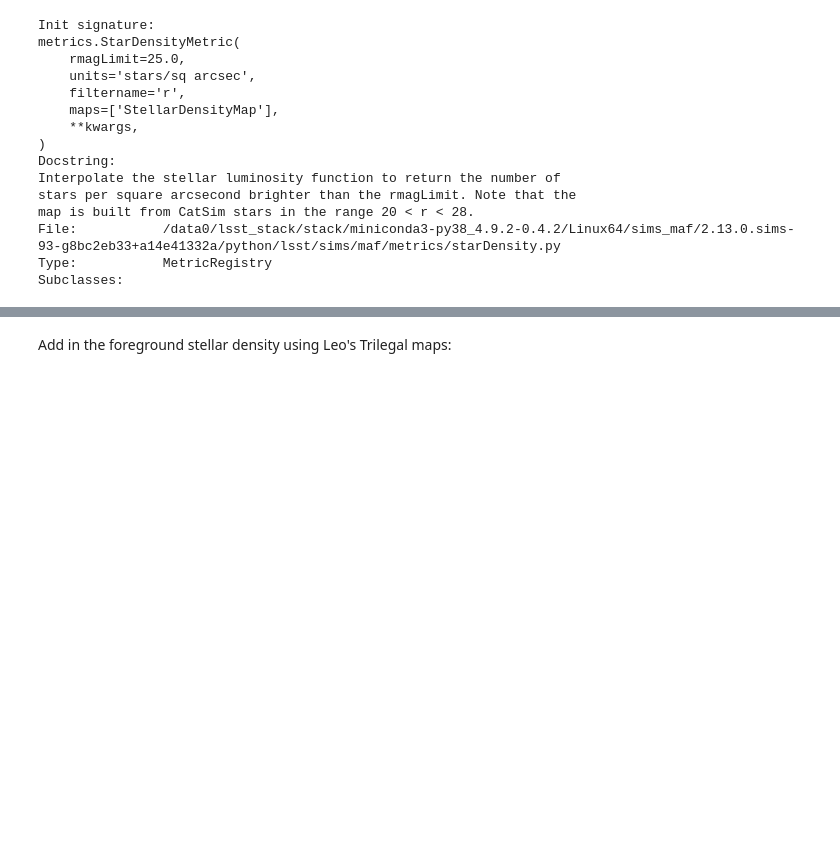
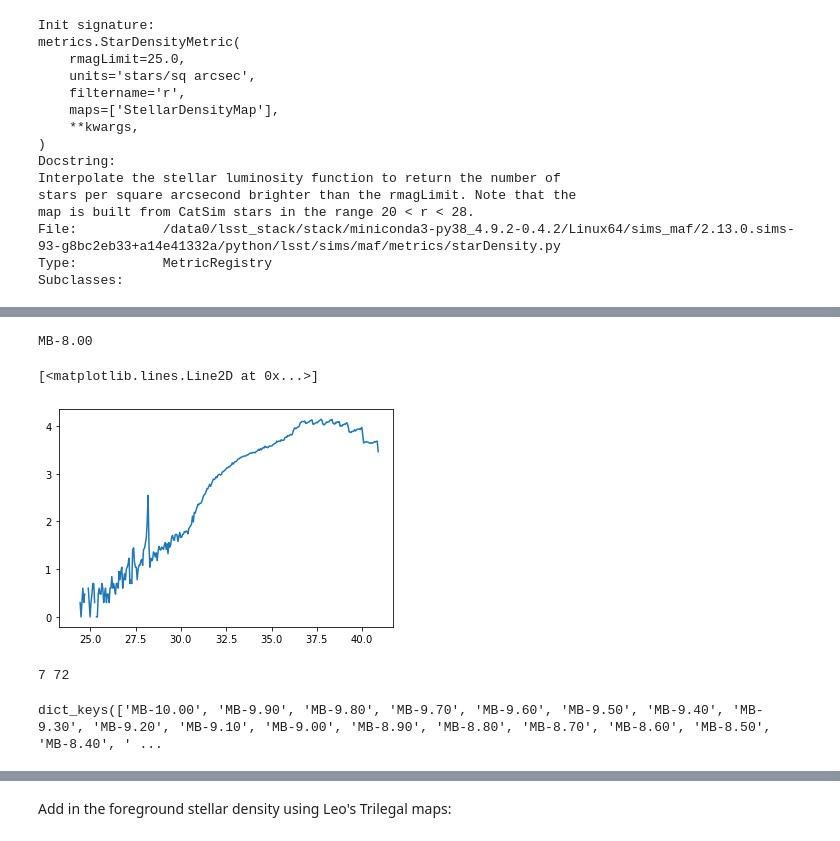
Before and after one commit to jeffcarlin/SMWLV-metrics, a Jupyter notebook: notebooks/LV_metric_scratch_v2.ipynb, the cells around one changed output, grey strips where cells are left out. Saved outputs shown, nothing was run; the diff lists cells and outputs as text; code cells hidden in the pictures; blank space fills up the shorter version.

```diff
--- a/notebooks/LV_metric_scratch_v2.ipynb
+++ b/notebooks/LV_metric_scratch_v2.ipynb
@@ -136,0 +214,23 @@ Subclasses:
+# %%
+distance_limit = 4.0e6 # distance limit in parsecs
+distmod_limit = 5.0*np.log10(distance_limit) - 5.0
+
+M_B_fake = -8.0
+B_fake = distmod_limit+M_B_fake
+B_fake2 = distmod_limit+M_B_fake+0.5
+# %%
+iLFmags,iLFcounts = makeFakeLF(B_fake, distmod_limit, 'i')
+iLFmags2,iLFcounts2 = makeFakeLF(B_fake2, distmod_limit, 'i')
+gLFmags,gLFcounts = makeFakeLF(B_fake, distmod_limit, 'g')
+# %%
+lf_dict_i = {}
+lf_dict_g = {}
+tmp_MB = -10.0
+
+for i in range(101):
+    mbkey = f'MB{tmp_MB:.2f}'
+    iLFmags,iLFcounts = makeFakeLF(tmp_MB, 0.0, 'i')
+    lf_dict_i[mbkey] = (np.array(iLFmags), np.array(iLFcounts))
+    gLFmags,gLFcounts = makeFakeLF(tmp_MB, 0.0, 'g')
+    lf_dict_g[mbkey] = (np.array(gLFmags), np.array(gLFcounts))
+    tmp_MB += 0.1
@@ -136,0 +239,10 @@ Subclasses:
+# %%
+aa = f'MB{M_B_fake:.2f}' #        f'The value of pi is approximately {math.pi:.3f}.'
+print(aa)
+# %% [output]
+MB-8.00
+# %%
+plt.plot(iLFmags, np.log10(iLFcounts))
+# %% [output]
+[<matplotlib.lines.Line2D at 0x...>]
+[figure, added]
@@ -136,0 +256,8 @@ Subclasses:
+# %%
+print(nstars_g, nstars_i)
+# %% [output]
+7 72
+# %%
+lf_dict_i.keys()
+# %% [output]
+dict_keys(['MB-10.00', 'MB-9.90', 'MB-9.80', 'MB-9.70', 'MB-9.60', 'MB-9.50', 'MB-9.40', 'MB-9.30', 'MB-9.20', 'MB-9.10', 'MB-9.00', 'MB-8.90', 'MB-8.80', 'MB-8.70', 'MB-8.60', 'MB-8.50', 'MB-8.40', ' ...
```
Also changed, not shown: parts of 18 cells of this notebook.
